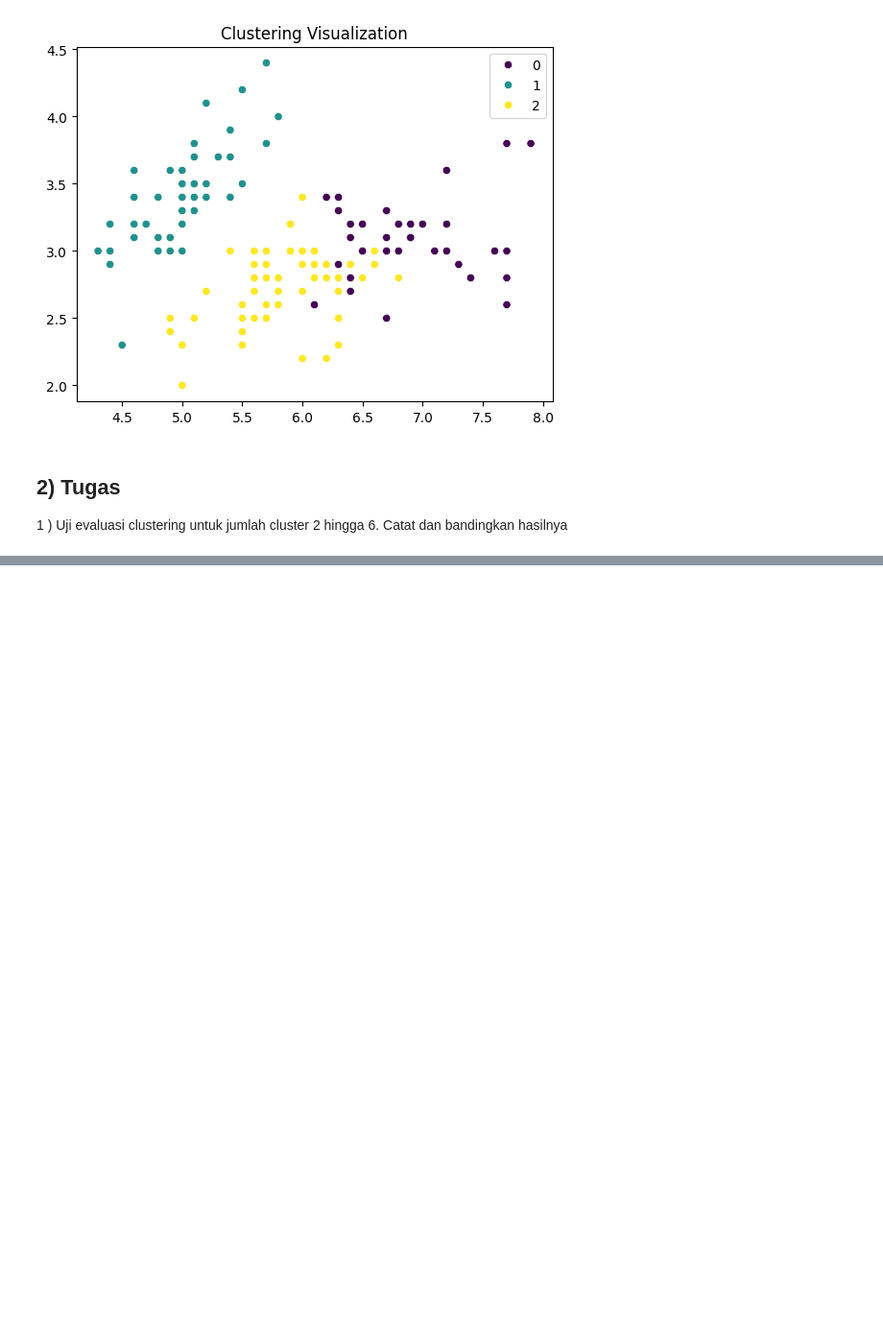
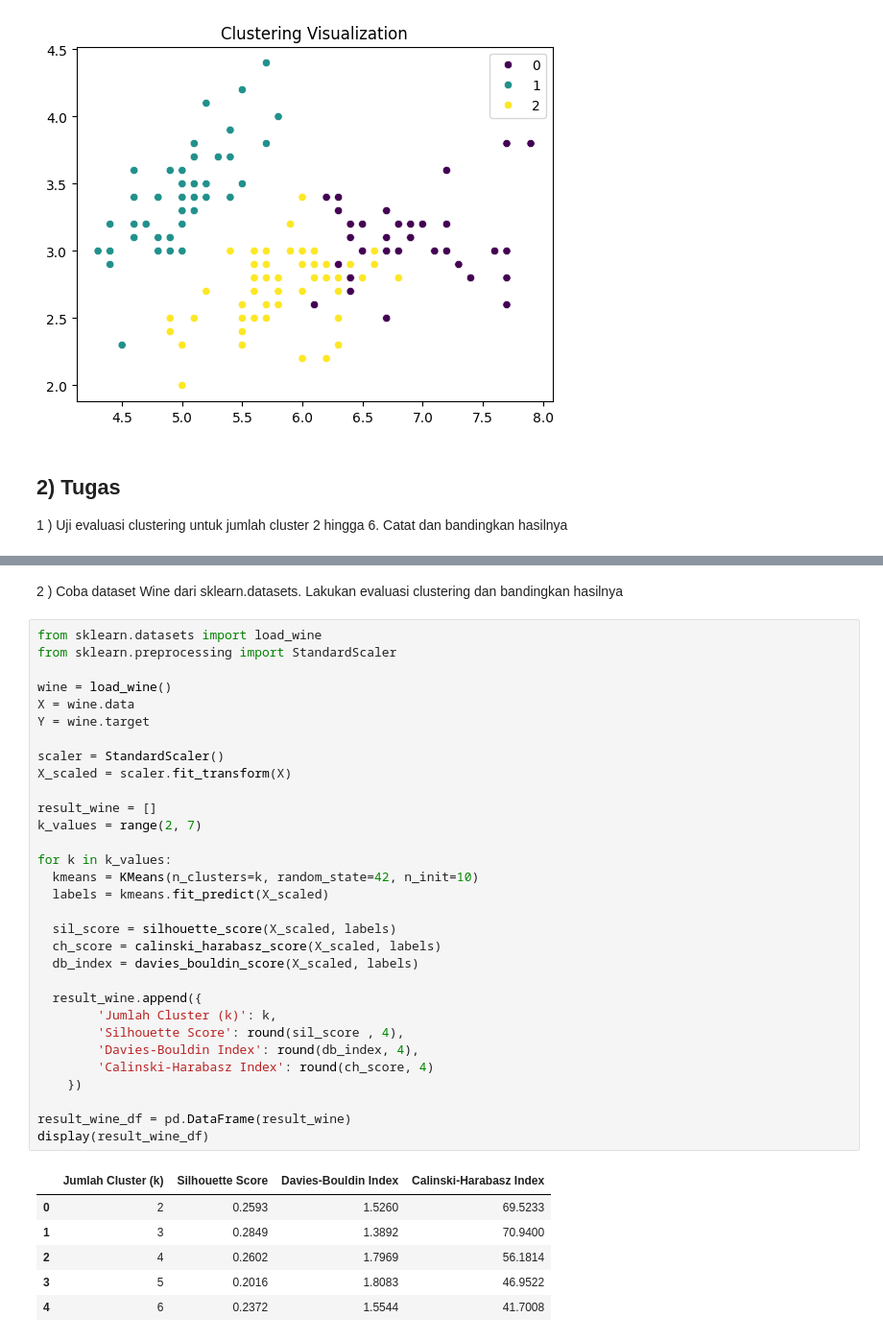
Before and after one commit to helloohowareyu/Praktikum-Kecerdasan-Artifisial-Lanjut, a Jupyter notebook: Praktikum_8_K_Means_dan_DBSCAN_Soal.ipynb, the cells around one changed output, grey strips where cells are left out. Shown at 96% size. Cells and saved outputs as stored; diff of their text form; blank space fills up the shorter version.

```diff
--- a/Praktikum_8_K_Means_dan_DBSCAN_Soal.ipynb
+++ b/Praktikum_8_K_Means_dan_DBSCAN_Soal.ipynb
@@ -71,0 +119,40 @@ plt.show()
+# %% [markdown]
+2 ) Coba dataset Wine dari sklearn.datasets. Lakukan evaluasi clustering dan bandingkan hasilnya
+# %%
+from sklearn.datasets import load_wine
+from sklearn.preprocessing import StandardScaler
+
+wine = load_wine()
+X = wine.data
+Y = wine.target
+
+scaler = StandardScaler()
+X_scaled = scaler.fit_transform(X)
+
+result_wine = []
+k_values = range(2, 7)
+
+for k in k_values:
+  kmeans = KMeans(n_clusters=k, random_state=42, n_init=10)
+  labels = kmeans.fit_predict(X_scaled)
+
+  sil_score = silhouette_score(X_scaled, labels)
+  ch_score = calinski_harabasz_score(X_scaled, labels)
+  db_index = davies_bouldin_score(X_scaled, labels)
+
+  result_wine.append({
+        'Jumlah Cluster (k)': k,
+        'Silhouette Score': round(sil_score , 4),
+        'Davies-Bouldin Index': round(db_index, 4),
+        'Calinski-Harabasz Index': round(ch_score, 4)
+    })
+
+result_wine_df = pd.DataFrame(result_wine)
+display(result_wine_df)
+# %% [output]
+|  | Jumlah Cluster (k) | Silhouette Score | Davies-Bouldin Index | Calinski-Harabasz Index |
+| 0 | 2 | 0.2593 | 1.5260 | 69.5233 |
+| 1 | 3 | 0.2849 | 1.3892 | 70.9400 |
+| 2 | 4 | 0.2602 | 1.7969 | 56.1814 |
+| 3 | 5 | 0.2016 | 1.8083 | 46.9522 |
+| 4 | 6 | 0.2372 | 1.5544 | 41.7008 |
```
Also changed, not shown: parts of 8 cells of this notebook.
